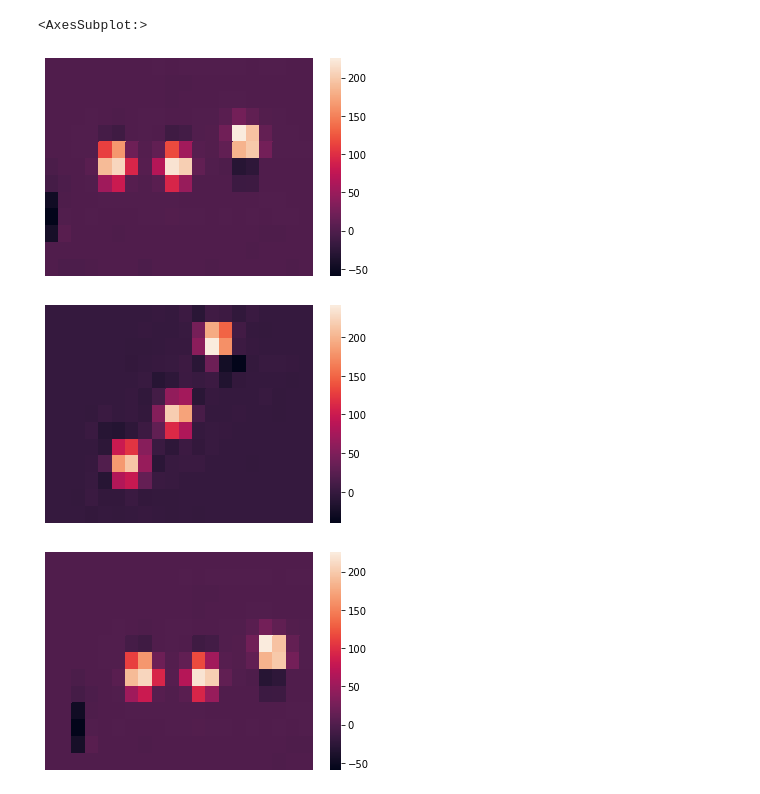
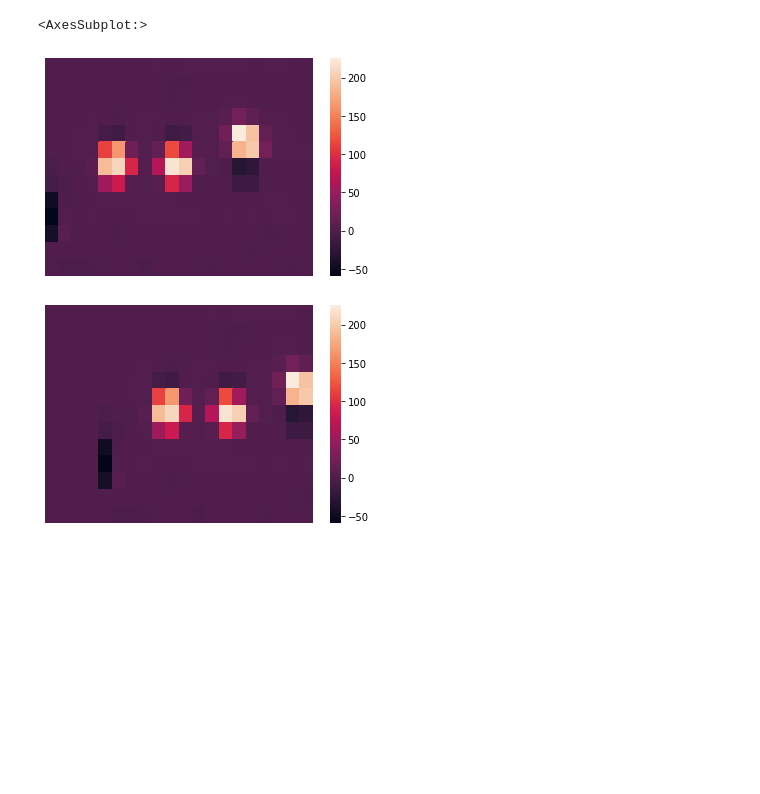
Before and after one commit to mmenzyns/ai-palm-rejection, a Jupyter notebook: data_processing/rotate.ipynb, the cells around one changed output. Saved outputs shown, nothing was run; the diff lists cells and outputs as text; code cells hidden in the pictures; blank space fills up the shorter version.

```diff
--- a/data_processing/rotate.ipynb
+++ b/data_processing/rotate.ipynb
@@ -23,15 +37,16 @@ rotated135 = TouchpadData('dataset/rotate/rotated135')
 # %%
-rotate_test = ndimage.interpolation.rotate(original.data[0], angle=40, reshape=False)
-shift_test = ndimage.shift(original.data[0], np.array([1, 2]))
+rotate_test = original.data[0]
+ndimage.interpolation.rotate(rotate_test, angle=40, reshape=False)
+shift_test = ndimage.shift(original.data[0], np.array([0, 4]))
 # todo, get edges of a 2D array, so I can check if it was moved alright
+
+
+sns.heatmap(original.data[0], xticklabels=False, yticklabels=False)
+plt.figure()
+# sns.heatmap(rotate_test, xticklabels=False, yticklabels=False)
+# plt.figure()
+sns.heatmap(shift_test, xticklabels=False, yticklabels=False)
+# %% [output]
+<AxesSubplot:>
+[figure, added]
+[figure, added]
-# %%
-sns.heatmap(original.data[0], xticklabels=False, yticklabels=False)
-plt.figure()
-sns.heatmap(rotate_test, xticklabels=False, yticklabels=False)
-plt.figure()
-sns.heatmap(shift_test, xticklabels=False, yticklabels=False)
-# %% [output]
-<AxesSubplot:>
-[figure, removed]
-[figure, removed]
-[figure, removed]
```
Also changed, not shown: parts of 2 cells of this notebook, 5 other files.
